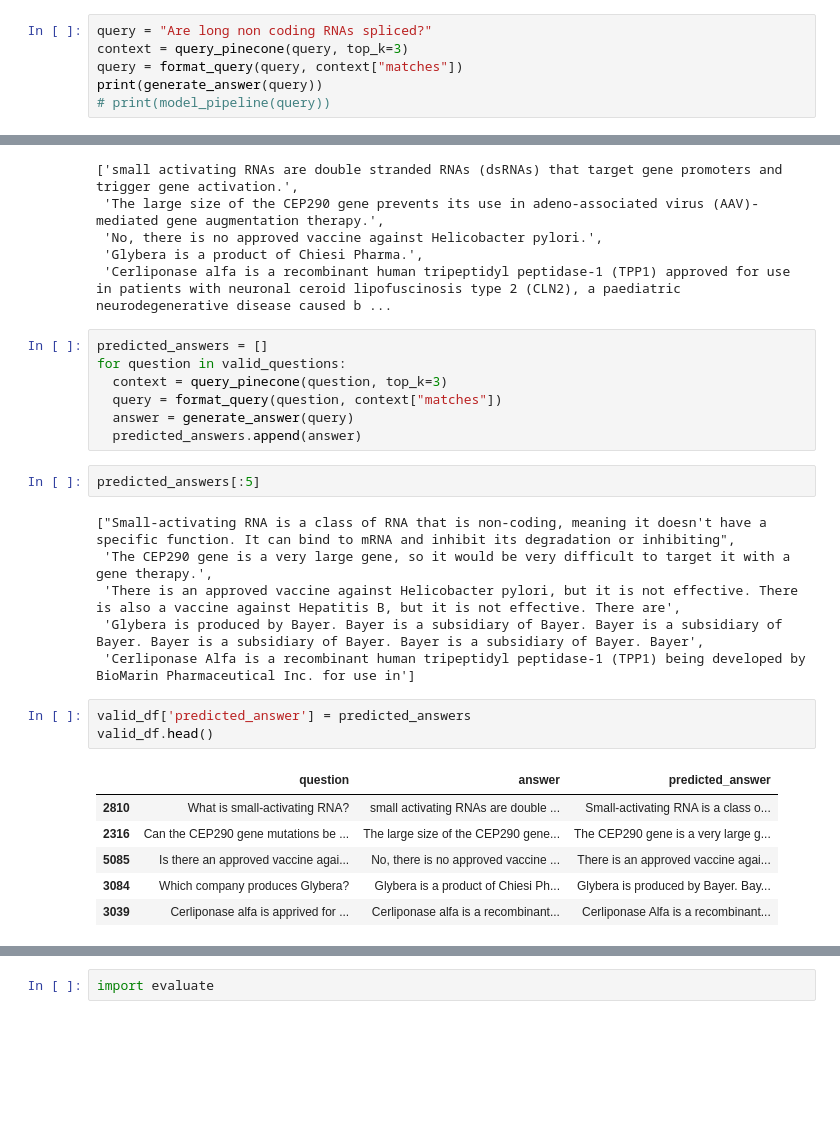
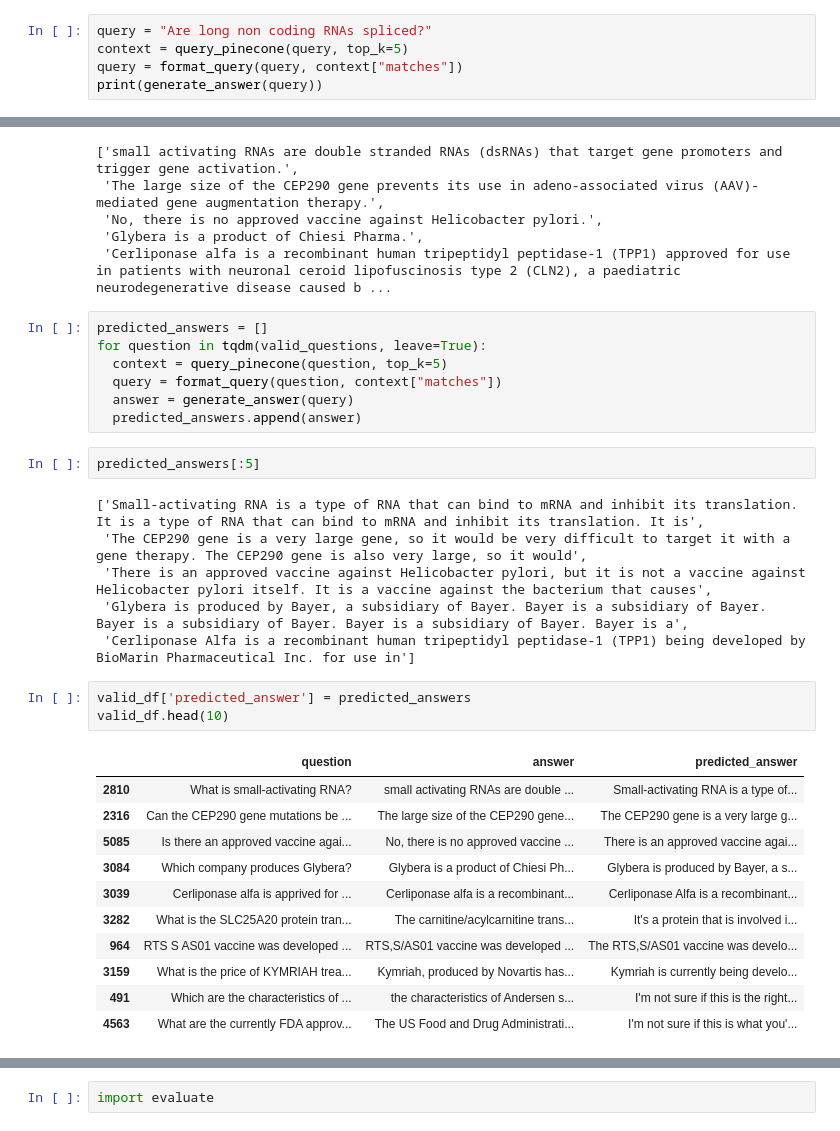
Before and after one commit to Popescu-PfeifferMarc/ir-bioasq, a Jupyter notebook: bioasq_project_with_vectorDB.ipynb, the cells around one changed output, grey strips where cells are left out. Cells and saved outputs as stored; diff of their text form; blank space fills up the shorter version.

```diff
--- a/bioasq_project_with_vectorDB.ipynb
+++ b/bioasq_project_with_vectorDB.ipynb
@@ -239,10 +227,9 @@ Ghrelin is a gut peptide composed of 28 amino acids mostly secreted in the gastr
 ---
 # %%
 query = "Are long non coding RNAs spliced?"
-context = query_pinecone(query, top_k=3)
+context = query_pinecone(query, top_k=5)
 query = format_query(query, context["matches"])
 print(generate_answer(query))
-# print(model_pipeline(query))
 # %% [output]
 Yes, long non coding RNAs (LNCRNAs) can be spliced, but they are not normally spliced. The reason for this is that LNCRNAs are not
 # %%
@@ -298,26 +293,31 @@ valid_df['answer'].tolist()[:5]
  'Cerliponase alfa is a recombinant human tripeptidyl peptidase-1 (TPP1) approved for use in patients with neuronal ceroid lipofuscinosis type 2 (CLN2), a paediatric neurodegenerative disease caused b ...
 # %%
 predicted_answers = []
-for question in valid_questions:
-  context = query_pinecone(question, top_k=3)
+for question in tqdm(valid_questions, leave=True):
+  context = query_pinecone(question, top_k=5)
   query = format_query(question, context["matches"])
   answer = generate_answer(query)
   predicted_answers.append(answer)
 # %%
 predicted_answers[:5]
 # %% [output]
-["Small-activating RNA is a class of RNA that is non-coding, meaning it doesn't have a specific function. It can bind to mRNA and inhibit its degradation or inhibiting",
- 'The CEP290 gene is a very large gene, so it would be very difficult to target it with a gene therapy.',
- 'There is an approved vaccine against Helicobacter pylori, but it is not effective. There is also a vaccine against Hepatitis B, but it is not effective. There are',
- 'Glybera is produced by Bayer. Bayer is a subsidiary of Bayer. Bayer is a subsidiary of Bayer. Bayer is a subsidiary of Bayer. Bayer is a subsidiary of Bayer. Bayer',
+['Small-activating RNA is a type of RNA that can bind to mRNA and inhibit its translation. It is a type of RNA that can bind to mRNA and inhibit its translation. It is',
+ 'The CEP290 gene is a very large gene, so it would be very difficult to target it with a gene therapy. The CEP290 gene is also very large, so it would',
+ 'There is an approved vaccine against Helicobacter pylori, but it is not a vaccine against Helicobacter pylori itself. It is a vaccine against the bacterium that causes',
+ 'Glybera is produced by Bayer, a subsidiary of Bayer. Bayer is a subsidiary of Bayer. Bayer is a subsidiary of Bayer. Bayer is a subsidiary of Bayer. Bayer is a',
  'Cerliponase Alfa is a recombinant human tripeptidyl peptidase-1 (TPP1) being developed by BioMarin Pharmaceutical Inc. for use in']
 # %%
 valid_df['predicted_answer'] = predicted_answers
-valid_df.head()
+valid_df.head(10)
 # %% [output]
 |  | question | answer | predicted_answer |
-| 2810 | What is small-activating RNA? | small activating RNAs are double ... | Small-activating RNA is a class o... |
+| 2810 | What is small-activating RNA? | small activating RNAs are double ... | Small-activating RNA is a type of... |
 | 2316 | Can the CEP290 gene mutations be ... | The large size of the CEP290 gene... | The CEP290 gene is a very large g... |
 | 5085 | Is there an approved vaccine agai... | No, there is no approved vaccine ... | There is an approved vaccine agai... |
-| 3084 | Which company produces Glybera? | Glybera is a product of Chiesi Ph... | Glybera is produced by Bayer. Bay... |
+| 3084 | Which company produces Glybera? | Glybera is a product of Chiesi Ph... | Glybera is produced by Bayer, a s... |
 | 3039 | Cerliponase alfa is apprived for ... | Cerliponase alfa is a recombinant... | Cerliponase Alfa is a recombinant... |
+| 3282 | What is the SLC25A20 protein tran... | The carnitine/acylcarnitine trans... | It's a protein that is involved i... |
+| 964 | RTS S AS01 vaccine was developed ... | RTS,S/AS01 vaccine was developed ... | The RTS,S/AS01 vaccine was develo... |
+| 3159 | What is the price of KYMRIAH trea... | Kymriah, produced by Novartis has... | Kymriah is currently being develo... |
+| 491 | Which are the characteristics of ... | the characteristics of Andersen s... | I'm not sure if this is the right... |
+| 4563 | What are the currently FDA approv... | The US Food and Drug Administrati... | I'm not sure if this is what you'... |
```
Also changed, not shown: parts of 29 cells of this notebook.
